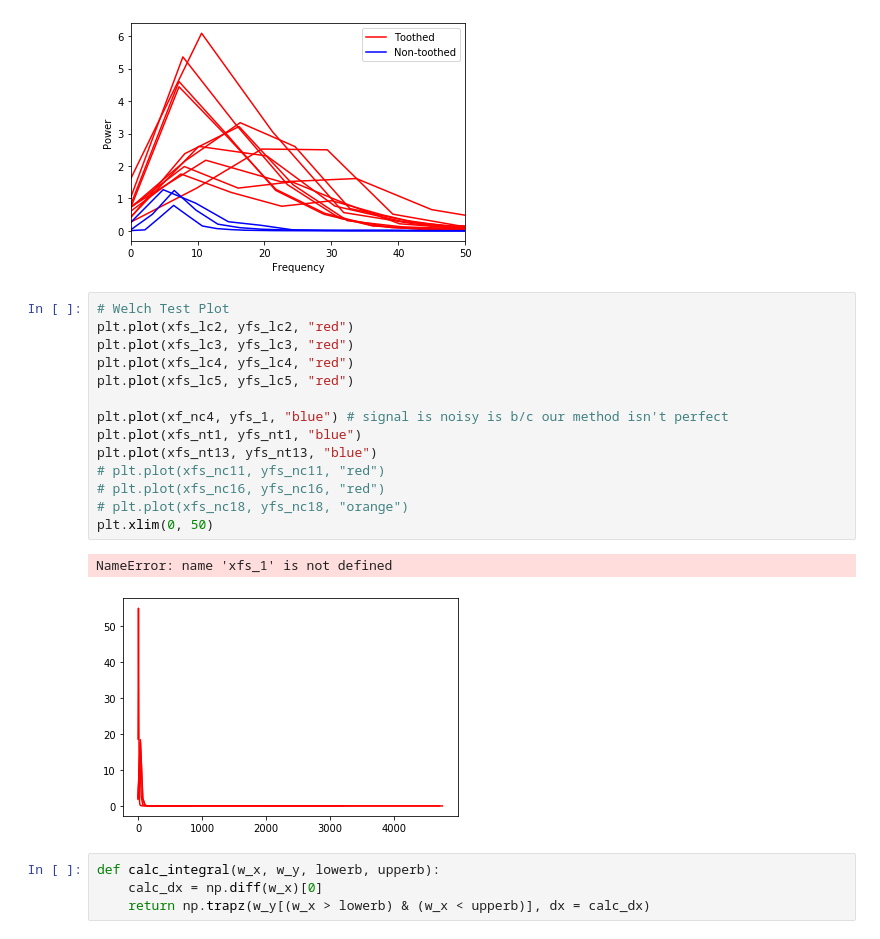
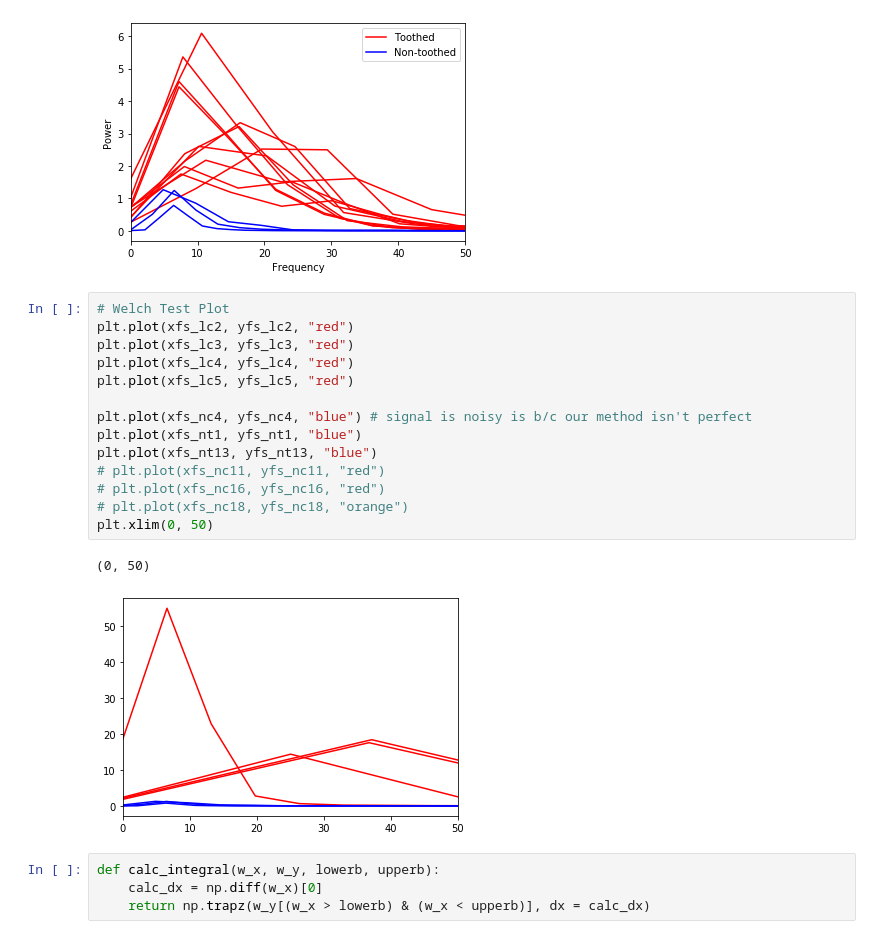
Before and after one commit to anna5hwang/SeniorProj, a Jupyter notebook: main/toothiness.ipynb, the cells around one changed output. Drawn from its saved outputs; the diff is of its cells as text.

```diff
--- a/main/toothiness.ipynb
+++ b/main/toothiness.ipynb
@@ -789,20 +789,20 @@ Text(0, 0.5, 'Power')
 # %%
 # Welch Test Plot
 plt.plot(xfs_lc2, yfs_lc2, "red")
 plt.plot(xfs_lc3, yfs_lc3, "red")
 plt.plot(xfs_lc4, yfs_lc4, "red")
 plt.plot(xfs_lc5, yfs_lc5, "red")
 
-plt.plot(xf_nc4, yfs_1, "blue") # signal is noisy is b/c our method isn't perfect
+plt.plot(xfs_nc4, yfs_nc4, "blue") # signal is noisy is b/c our method isn't perfect
 plt.plot(xfs_nt1, yfs_nt1, "blue")
 plt.plot(xfs_nt13, yfs_nt13, "blue")
 # plt.plot(xfs_nc11, yfs_nc11, "red")
 # plt.plot(xfs_nc16, yfs_nc16, "red")
 # plt.plot(xfs_nc18, yfs_nc18, "orange")
 plt.xlim(0, 50)
 # %% [output]
-NameError: name 'xfs_1' is not defined
+(0, 50)
-[figure, old version]
+[figure, new version]
 # %%
 def calc_integral(w_x, w_y, lowerb, upperb):
     calc_dx = np.diff(w_x)[0]
```
Also changed, not shown: parts of 3 cells of this notebook.
